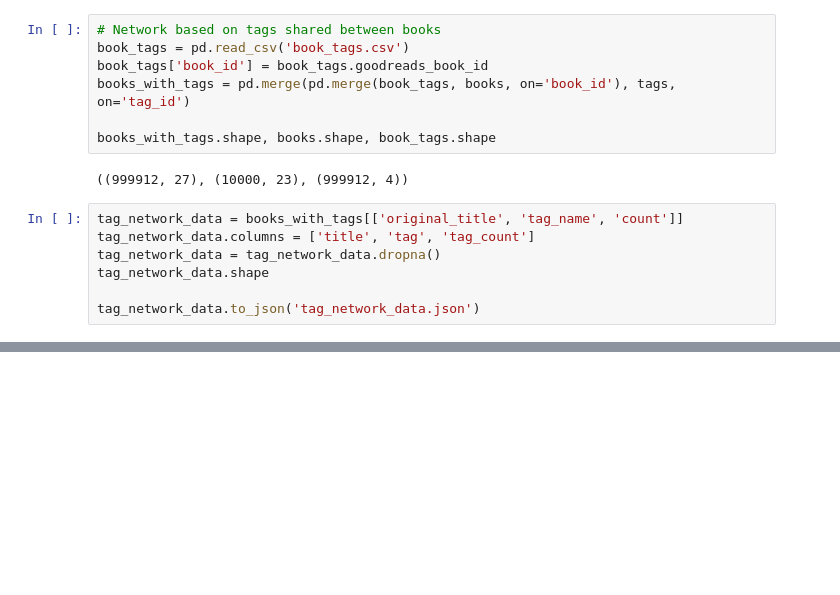
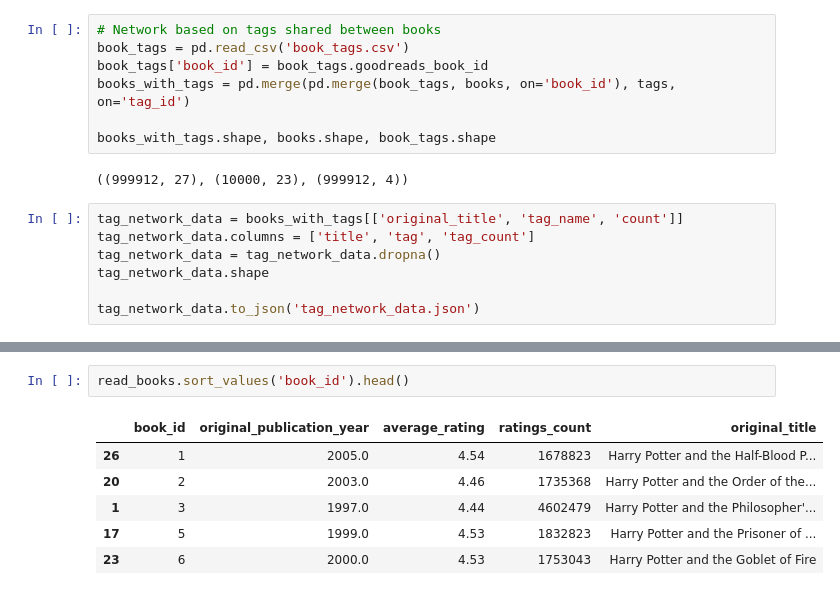
Before and after one commit to morganecf/goodreads-odsc, a Jupyter notebook: explore_goodreads.ipynb, the cells around one changed output, grey strips where cells are left out. Saved outputs shown, nothing was run; the diff lists cells and outputs as text; blank space fills up the shorter version.

```diff
--- a/explore_goodreads.ipynb
+++ b/explore_goodreads.ipynb
@@ -284,0 +318,9 @@ tag_network_data.to_json('tag_network_data.json')
+# %%
+read_books.sort_values('book_id').head()
+# %% [output]
+|  | book_id | original_publication_year | average_rating | ratings_count | original_title |
+| 26 | 1 | 2005.0 | 4.54 | 1678823 | Harry Potter and the Half-Blood P... |
+| 20 | 2 | 2003.0 | 4.46 | 1735368 | Harry Potter and the Order of the... |
+| 1 | 3 | 1997.0 | 4.44 | 4602479 | Harry Potter and the Philosopher'... |
+| 17 | 5 | 1999.0 | 4.53 | 1832823 | Harry Potter and the Prisoner of ... |
+| 23 | 6 | 2000.0 | 4.53 | 1753043 | Harry Potter and the Goblet of Fire |
```
Also changed, not shown: parts of 9 cells of this notebook.
